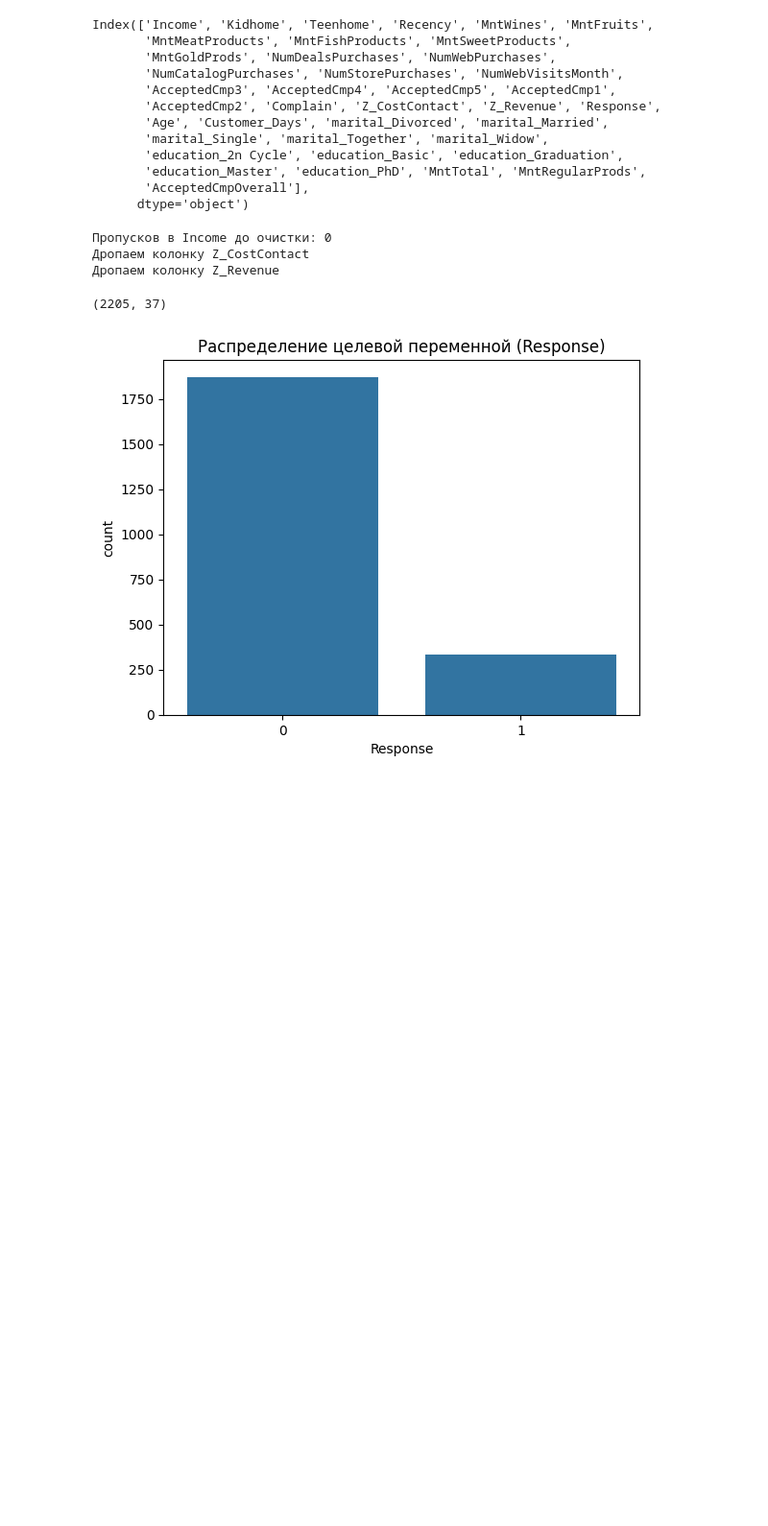
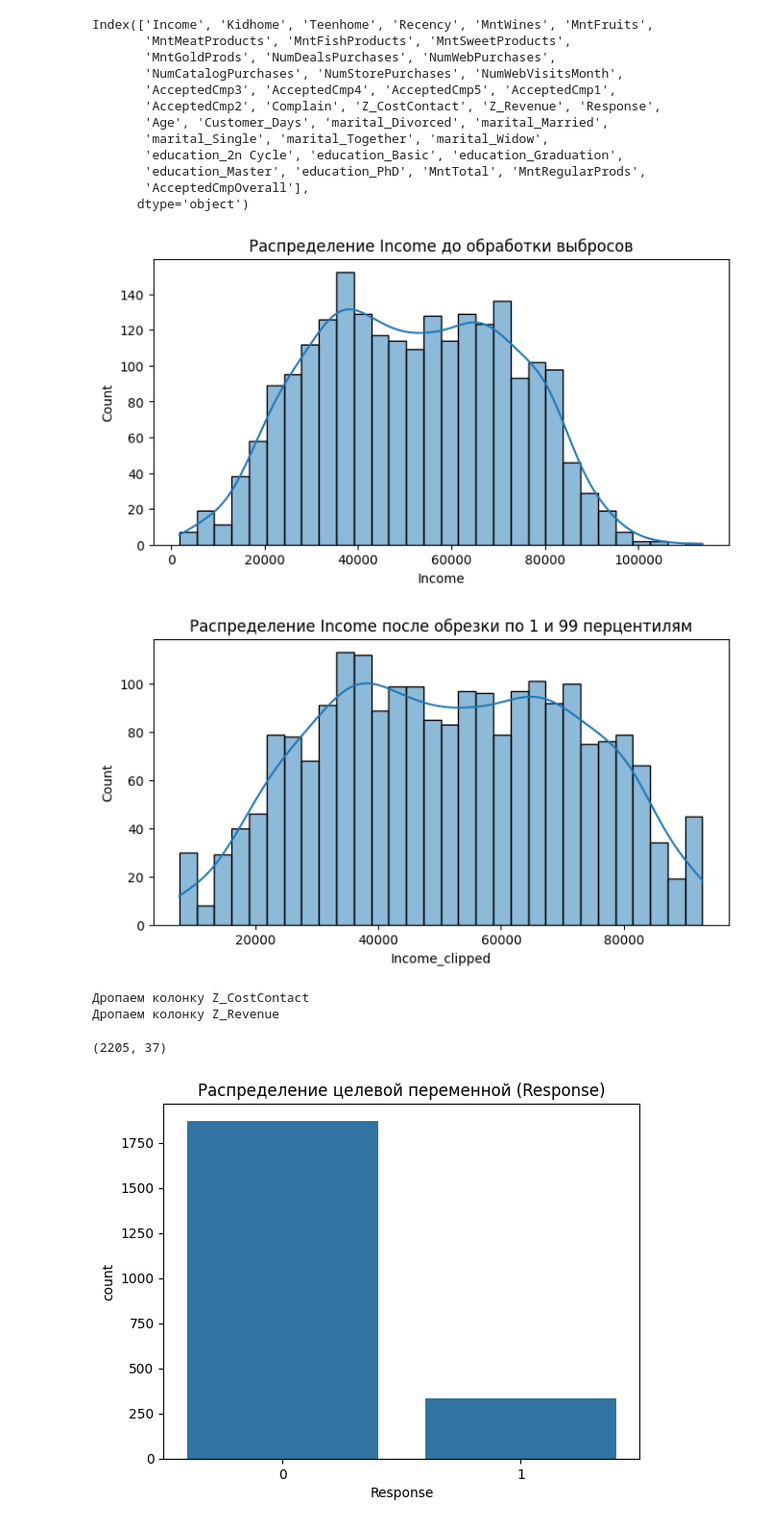
Before and after one commit to boiarchuk-a/Data-project, a Jupyter notebook: my_model.ipynb, the cells around one changed output. Shown at 96% size. Saved outputs shown, nothing was run; the diff lists cells and outputs as text; code cells hidden in the pictures; blank space fills up the shorter version.

```diff
--- a/my_model.ipynb
+++ b/my_model.ipynb
@@ -130,23 +129,39 @@ Index(['Income', 'Kidhome', 'Teenhome', 'Recency', 'MntWines', 'MntFruits',
        'education_Master', 'education_PhD', 'MntTotal', 'MntRegularProds',
        'AcceptedCmpOverall'],
       dtype='object')
+# %%
+import matplotlib.pyplot as plt
+import seaborn as sns
+
+plt.figure(figsize=(8, 4))
+sns.histplot(df['Income'], bins=30, kde=True)
+plt.title('Распределение Income до обработки выбросов')
+plt.xlabel('Income')
+plt.ylabel('Count')
+plt.show()
+
+# 1. Обрезка хвостов
+low_q, high_q = df['Income'].quantile([0.01, 0.99])
+df['Income'] = df['Income'].clip(lower=low_q, upper=high_q)
+
+plt.figure(figsize=(8, 4))
+sns.histplot(df['Income'], bins=30, kde=True)
+plt.title('Распределение Income после обрезки по 1 и 99 перцентилям')
+plt.xlabel('Income_clipped')
+plt.ylabel('Count')
+plt.show()
+# %% [output]
+[figure, added]
+[figure, added]
 # %%
-# 1. Пропуски в доходе
-if 'Income' in df.columns:
-    print("Пропусков в Income до очистки:", df['Income'].isna().sum())
-    df = df[df['Income'].notna()].copy()
 
-    # 2. Обрезка хвостов по квантилям
-    low, high = df['Income'].quantile([0.01, 0.99])
-    df['Income'] = df['Income'].clip(lower=low, upper=high)
-
-# 3. Удаление технических/константных колонок, если есть
+# 2. Удаление технических/константных колонок, если есть
 for col in ['Z_CostContact', 'Z_Revenue']:
     if col in df.columns:
         print(f"Дропаем колонку {col}")
         df = df.drop(columns=[col])
 
-# 4. Убираем любые константные признаки
+# 3. Убираем любые константные признаки
 const_cols = [c for c in df.columns if df[c].nunique() <= 1]
 if const_cols:
     print("Константные колонки:", const_cols)
@@ -154,7 +169,6 @@ if const_cols:
 
 df.shape
 # %% [output]
-Пропусков в Income до очистки: 0
 Дропаем колонку Z_CostContact
 Дропаем колонку Z_Revenue
 (2205, 37)
```
Also changed, not shown: parts of 9 cells of this notebook.
